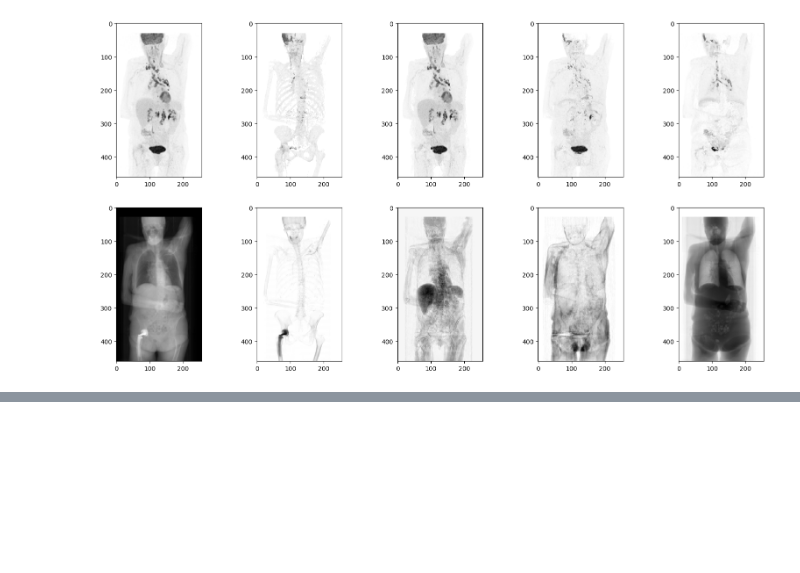
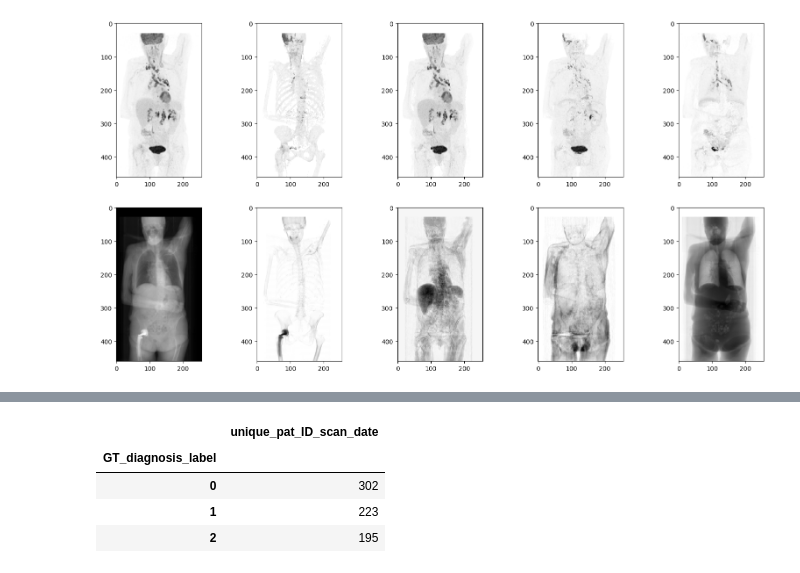
Before and after one commit to NickosKal/UCAN-PET-CT-image-data-handling-pipeline, a Jupyter notebook: Task4/Data_preparation/evaluate_models_ashish.ipynb, the cells around one changed output, grey strips where cells are left out. Saved outputs shown, nothing was run; the diff lists cells and outputs as text; code cells hidden in the pictures; blank space fills up the shorter version.

```diff
--- a/Task4/Data_preparation/evaluate_models_ashish.ipynb
+++ b/Task4/Data_preparation/evaluate_models_ashish.ipynb
@@ -305,0 +502,4 @@ plt.show()
+# %%
+class_data =pd.read_excel("/home/ashish/Ashish/UCAN/Dataframes/Generated/dataset_for_model_classification_training.xlsx")
+class_data["unique_pat_ID_scan_date"] = class_data.apply(lambda x: str(x["patient_ID"]) + "_" + str(x["scan_date"]), axis=1)
+class_data.head(2)
@@ -305,0 +510,8 @@ plt.show()
+# %%
+class_data.groupby(["GT_diagnosis_label"]).agg({"unique_pat_ID_scan_date":"count"})
+# %% [output]
+|  | unique_pat_ID_scan_date |
+| GT_diagnosis_label |  |
+| 0 | 302 |
+| 1 | 223 |
+| 2 | 195 |
```
Also changed, not shown: parts of 20 cells of this notebook, 7 other files.
